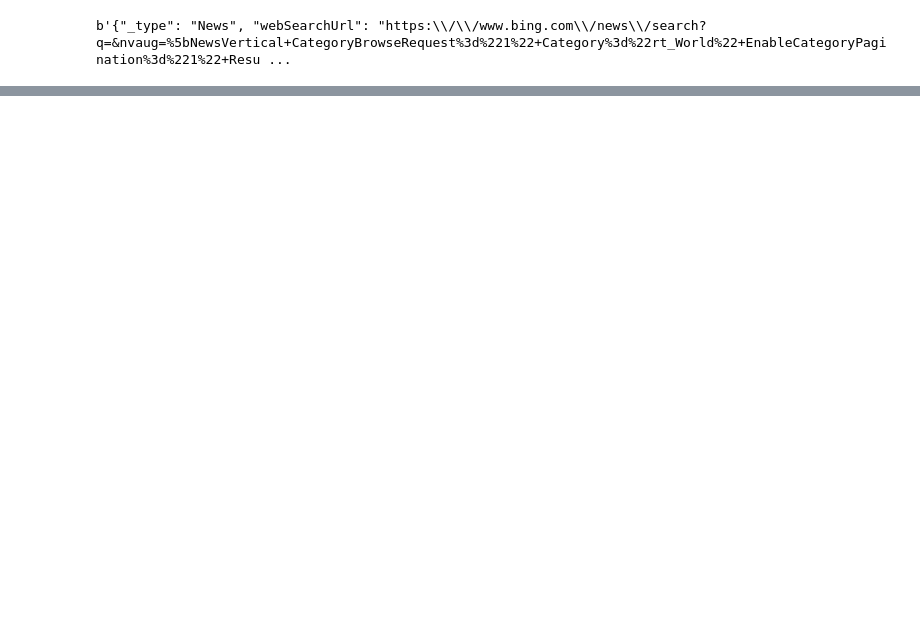
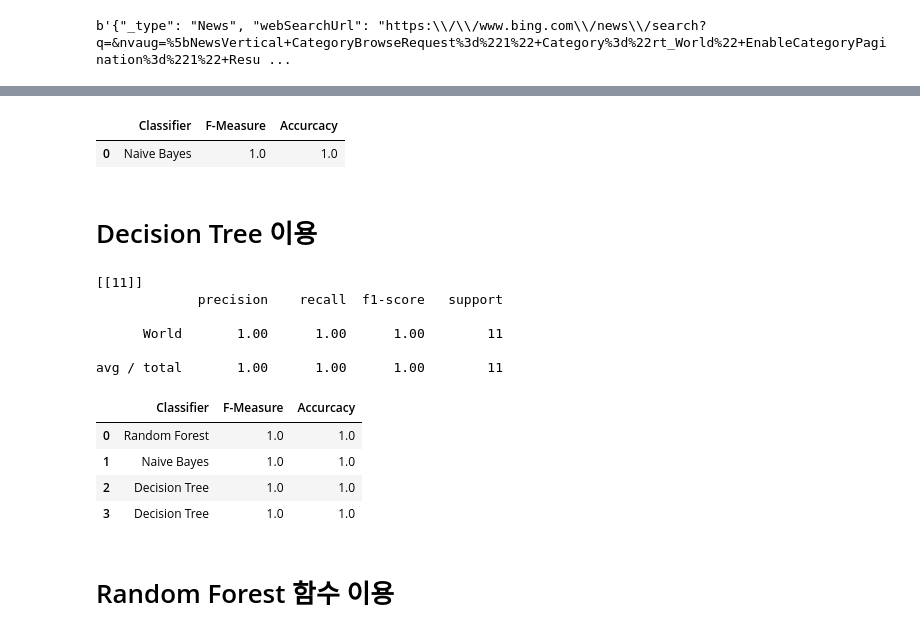
Before and after one commit to lcgkiller/kmooc_data_analysis, a Jupyter notebook: 11주차. 텍스트 데이터 분석.ipynb, the cells around one changed output, grey strips where cells are left out. Cells and saved outputs as stored; diff of their text form; code cells hidden in the pictures; blank space fills up the shorter version.

```diff
--- a/11주차. 텍스트 데이터 분석.ipynb
+++ b/11주차. 텍스트 데이터 분석.ipynb
@@ -276,0 +459,19 @@ df_sh.to_cs('bing_news_shuffle_0517.csv')
+# %%
+description = df['description'].astype(str).tolist() # 뉴스 내용(description)과 카테고리를 각각 리스트형 변수로 변환
+category = df['category'].astype(str).tolist()
+
+trainset_size = int(round(len(description)*0.8)) # 80%는 훈련 세트(training data), 나머지는 테스트 세트로 구성
+
+x_train = np.array([''.join(data) for data in description[0:trainset_size]]) # 뉴스 내용(description)의 training set 범위 내 내용 data를 join 함수를 사용해 연결하고 x_train에 저장
+y_train = np.array([data for data in category[0:trainset_size]]) # 뉴스 카테고리(category) 데이터를 y_train에 저장
+
+x_test = np.array([''.join(data) for data in description[trainset_size+1 : len(description)]])
+y_test = np.array([data for data in category[trainset_size+1 : len(description)]])
+
+
+# 2. 문서 단어 행렬 구성
+X_train = vectorizer.fit_transform(x_train) # fit_transform : training set을 기반으로 문서단어행렬 구성
+X_test = vectorizer.transform(x_test) # transform 함수를 사용해 문서단어행렬 구성
+
+df_per = pd.DataFrame(columns=['Classifier', 'F-Measure', 'Accurcacy']) # 각 분류 모델의 성능을 기록할 데이터 프레임 df_per 선언
+df_per
@@ -276,0 +482,10 @@ df_sh.to_cs('bing_news_shuffle_0517.csv')
+# %%
+from sklearn.naive_bayes import MultinomialNB
+
+nb_classifier = MultinomialNB().fit(X_train, y_train) # fit함수를 이용해 모델을 학습
+nb_pred = nb_classifier.predict(X_test) # predict로 test set에 대한 분류, 예측 값을 np_pred에 저장
+
+print("Confusion Matrix")
+print(confusion_matrix(y_test, nb_pred))
+print("Classification Report")
+print(classification_report(y_test, nb_pred))
@@ -276,0 +501,38 @@ df_sh.to_cs('bing_news_shuffle_0517.csv')
+# %%
+fm =round(f1_score(y_test, nb_pred, average='weighted'), 2)
+ac = round(accuracy_score(y_test, nb_pred, normalize=True), 2)
+df_per.loc[len(df_per)] = ['Naive Bayes', fm, ac]
+df_per
+# %% [output]
+|  | Classifier | F-Measure | Accurcacy |
+| 0 | Naive Bayes | 1.0 | 1.0 |
+# %% [markdown]
+# Decision Tree 이용
+# %%
+from sklearn.tree import DecisionTreeClassifier
+
+dt_classifer = DecisionTreeClassifier().fit(X_train, y_train)
+dt_pred = dt_classifer.predict(X_test)
+
+print(confusion_matrix(y_test, dt_pred))
+print(classification_report(y_test, dt_pred))
+# %% [output]
+[[11]]
+             precision    recall  f1-score   support
+
+      World       1.00      1.00      1.00        11
+
+avg / total       1.00      1.00      1.00        11
+# %%
+fm =round(f1_score(y_test, nb_pred, average='weighted'), 2)
+ac = round(accuracy_score(y_test, nb_pred, normalize=True), 2)
+df_per.loc[len(df_per)] = ['Decision Tree', fm, ac]
+df_per
+# %% [output]
+|  | Classifier | F-Measure | Accurcacy |
+| 0 | Random Forest | 1.0 | 1.0 |
+| 1 | Naive Bayes | 1.0 | 1.0 |
+| 2 | Decision Tree | 1.0 | 1.0 |
+| 3 | Decision Tree | 1.0 | 1.0 |
+# %% [markdown]
+# Random Forest 함수 이용
```
Also changed, not shown: parts of 30 cells of this notebook, 2 other files.
